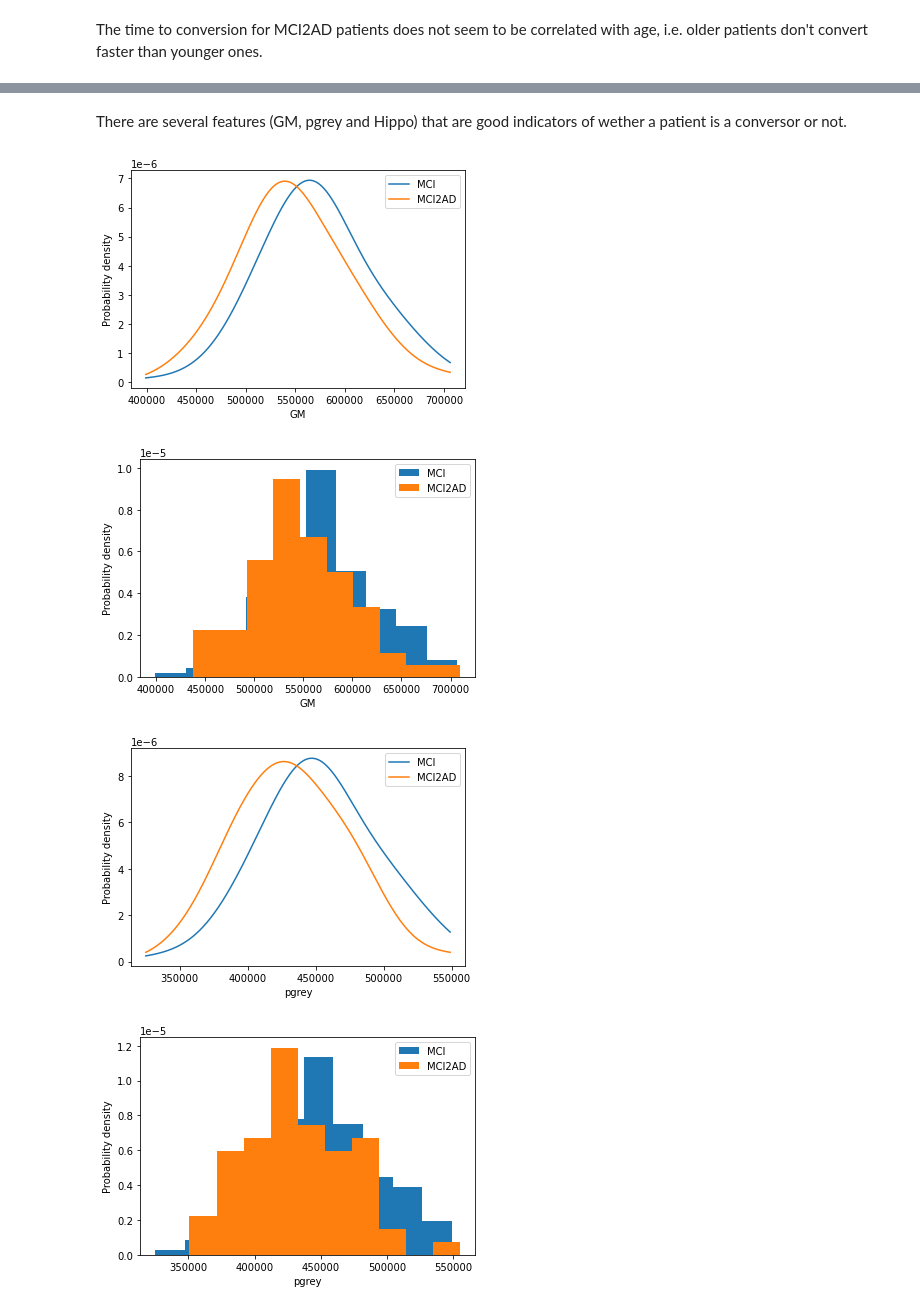
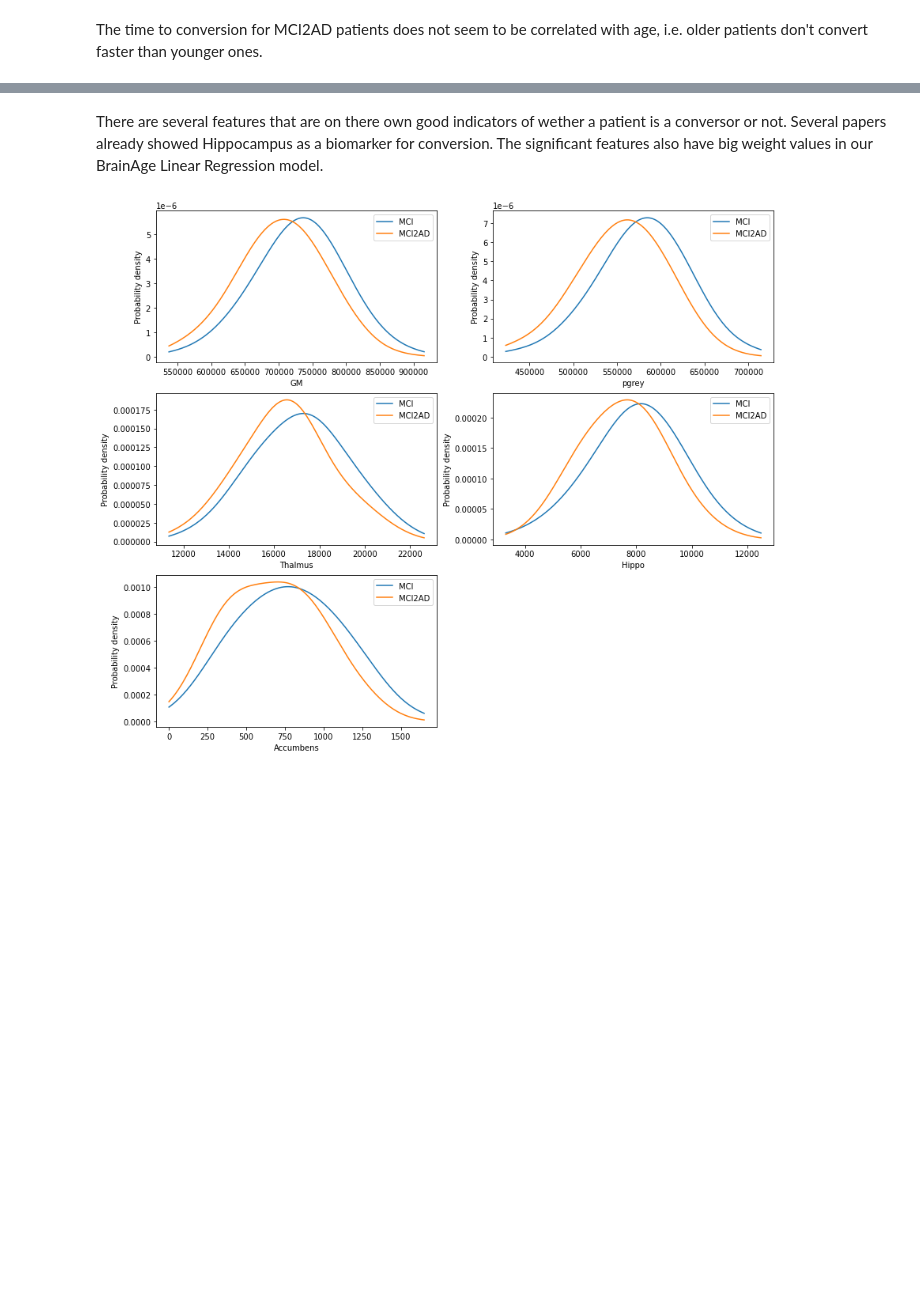
Before and after one commit to JGarciaCondado/ADNIBrainAge, a Jupyter notebook: jupyternotebooks/structuralBrainAge.ipynb, the cells around one changed output, grey strips where cells are left out. Drawn from its saved outputs; the diff is of its cells as text; code cells hidden in the pictures; blank space fills up the shorter version.

```diff
--- a/jupyternotebooks/structuralBrainAge.ipynb
+++ b/jupyternotebooks/structuralBrainAge.ipynb
@@ -66,7 +75,11 @@ Data harmonization does not create perfectly aligned box plots because the depen
 # %%
 # Explore relationship between each individual feature and age.
-X = df_features_harm[features].to_numpy()
-Y = df_cn['AGE'].to_numpy()
+if COMBAT:
+    X = df_features_harm[features].to_numpy()
+    Y = df_cn_homo['AGE'].to_numpy()
+else:
+    X = df_cn[features].to_numpy()
+    Y = df_cn['AGE'].to_numpy()
 
 f_test, _ = f_regression(X, Y)
 f_test /= np.max(f_test) # We normalize beacuse we are interested in relative values
@@ -85,7 +98,7 @@ plt.tight_layout()
 There are many features that are clearly linearly related with our dependent variable.
 # %%
 # Generate train and test partitions
-X_train, X_test, Y_train, Y_test = train_test_split(X, Y, test_size=0.25, random_state=0)
+X_train, X_test, Y_train, Y_test = train_test_split(X, Y, test_size=0.15, random_state=0)
 
 # Data normalization
 transformer = StandardScaler().fit(X_train)  # fit() learns mean and std parameters
@@ -498,8 +528,8 @@ A good biomarker should show that with increased value the conversion time shoul
 # Explore differences between MCI and CN2MCI conversors
 df_mci = df_full[df_full['TYPECONVERSOR']==2.0]
 df_mci2ad = df_full[df_full['TYPECONVERSOR']==5.0]
-delta_mci2ad = df_mci2ad['BrainDelta'].to_numpy()
-delta_mci = df_mci['BrainDelta'].to_numpy()
+delta_mci2ad = df_mci2ad['StructBrainDelta'].to_numpy()
+delta_mci = df_mci['StructBrainDelta'].to_numpy()
 
 # Check p-values between groups for age not different
 mci_age_noconv = df_mci['AGE'].to_numpy()
@@ -583,7 +613,8 @@ The percentage of patients converting to AD is similar to those previously repor
 df_mci2ad = df_mci2ad .copy()
 df_mci2ad['TIME2CONVERSION'] = df_mci2ad['CONVERSIONDATE'].astype('datetime64') \
                                - df_mci2ad['SCANDATE'].astype('datetime64')
-times = df_mci2ad['TIME2CONVERSION'].to_numpy()/pd.to_timedelta(1, unit='D')/365
+df_mci2ad['TIME2CONVERSION'] = df_mci2ad['TIME2CONVERSION']/pd.to_timedelta(1, unit='D')/365
+times = df_mci2ad['TIME2CONVERSION'].to_numpy()
 
 # Plot linear regression
 LR_mci2ad = LinearRegression()
@@ -663,30 +693,22 @@ Brainstem: 0.339698
 # %% [markdown]
-There are several features (GM, pgrey and Hippo) that are good indicators of wether a patient is a conversor or not.
+There are several features that are on there own good indicators of wether a patient is a conversor or not. Several papers already showed Hippocampus as a biomarker for conversion. The significant features also have big weight values in our BrainAge Linear Regression model.
 # %%
-for f in significant_features:
+plt.figure(figsize=(14,12))
+for i, f in enumerate(significant_features):
+    plt.subplot(3,2,i+1)
     min_val, max_val = np.min(features_mci[:, f]), np.max(features_mci[:, f])
     range_vals = max_val - min_val
     X_plot = np.linspace(min_val, max_val, 1000)[:, np.newaxis]
     # Plot kernel density estimates
     kde_mci = KernelDensity(kernel="gaussian", bandwidth=range_vals/10).fit(features_mci[:, f].reshape(-1, 1))
     log_dens_mci = kde_mci.score_samples(X_plot)
     plt.plot(X_plot[:, 0], np.exp(log_dens_mci), label='MCI')
     kde_ad = KernelDensity(kernel="gaussian", bandwidth=range_vals/10).fit(features_mci2ad[:, f].reshape(-1, 1))
     log_dens_ad = kde_ad.score_samples(X_plot)
     plt.plot(X_plot[:, 0], np.exp(log_dens_ad), label='MCI2AD')
     plt.xlabel(features[f])
     plt.ylabel('Probability density')
     plt.legend()
-    plt.show()
-    # Plot histograms
-    plt.hist(features_mci[:, f], label='MCI', density=True)
-    plt.hist(features_mci2ad[:, f], label='MCI2AD', density=True)
-    plt.xlabel(features[f])
-    plt.ylabel('Probability density')
-    plt.legend()
-    plt.show()
+plt.show()
 # %% [output]
-[figure, old version]
+[figure, new version]
-[figure, removed]
-[figure, removed]
-[figure, removed]
```
Also changed, not shown: parts of 41 cells of this notebook.
